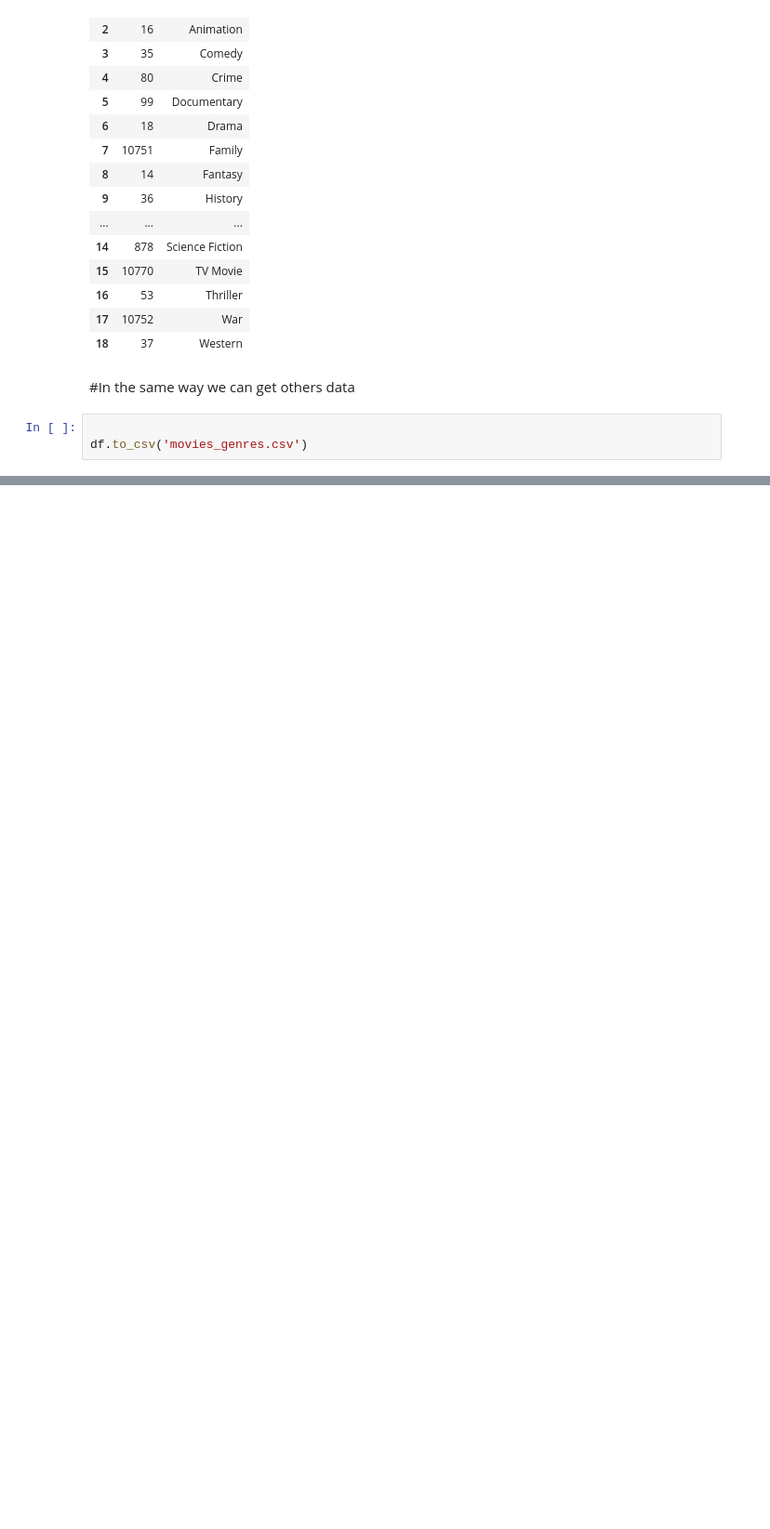
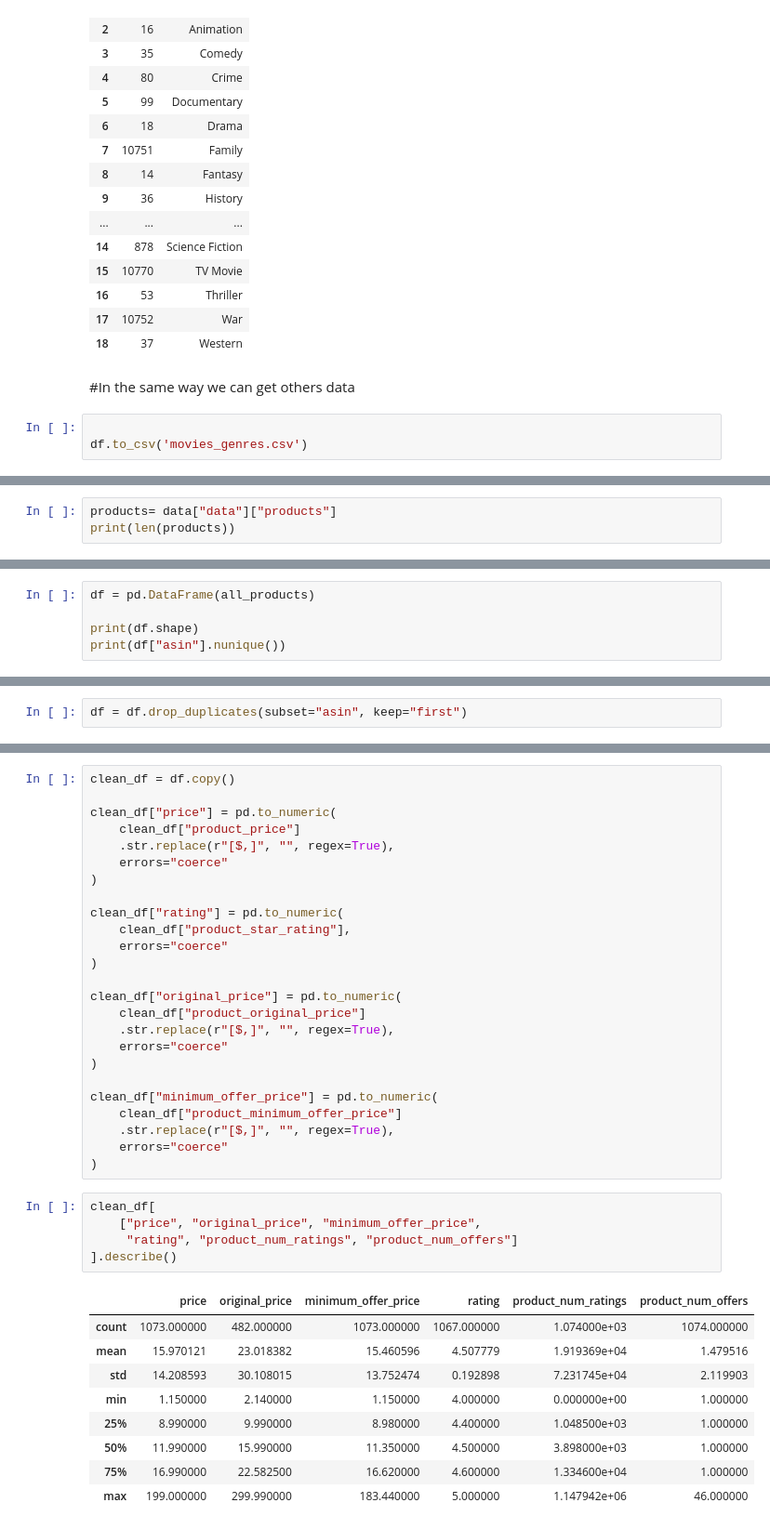
Before and after one commit to dahalaayush000-hue/All_ML, a Jupyter notebook: notebooks/05.Fetching_Data_from_API.ipynb, the cells around one changed output, grey strips where cells are left out. Shown at 93% size. Drawn from its saved outputs; the diff is of its cells as text; blank space fills up the shorter version.

```diff
--- a/notebooks/05.Fetching_Data_from_API.ipynb
+++ b/notebooks/05.Fetching_Data_from_API.ipynb
@@ -70,0 +64,3 @@ df.to_csv('movies_genres.csv')
+# %%
+products= data["data"]["products"]
+print(len(products))
@@ -70,0 +152,5 @@ df.to_csv('movies_genres.csv')
+# %%
+df = pd.DataFrame(all_products)
+
+print(df.shape)
+print(df["asin"].nunique())
@@ -70,0 +160,2 @@ df.to_csv('movies_genres.csv')
+# %%
+df = df.drop_duplicates(subset="asin", keep="first")
@@ -70,0 +361,40 @@ df.to_csv('movies_genres.csv')
+# %%
+clean_df = df.copy()
+
+clean_df["price"] = pd.to_numeric(
+    clean_df["product_price"]
+    .str.replace(r"[$,]", "", regex=True),
+    errors="coerce"
+)
+
+clean_df["rating"] = pd.to_numeric(
+    clean_df["product_star_rating"],
+    errors="coerce"
+)
+
+clean_df["original_price"] = pd.to_numeric(
+    clean_df["product_original_price"]
+    .str.replace(r"[$,]", "", regex=True),
+    errors="coerce"
+)
+
+clean_df["minimum_offer_price"] = pd.to_numeric(
+    clean_df["product_minimum_offer_price"]
+    .str.replace(r"[$,]", "", regex=True),
+    errors="coerce"
+)
+# %%
+clean_df[
+    ["price", "original_price", "minimum_offer_price",
+     "rating", "product_num_ratings", "product_num_offers"]
+].describe()
+# %% [output]
+|  | price | original_price | minimum_offer_price | rating | product_num_ratings | product_num_offers |
+| count | 1073.000000 | 482.000000 | 1073.000000 | 1067.000000 | 1.074000e+03 | 1074.000000 |
+| mean | 15.970121 | 23.018382 | 15.460596 | 4.507779 | 1.919369e+04 | 1.479516 |
+| std | 14.208593 | 30.108015 | 13.752474 | 0.192898 | 7.231745e+04 | 2.119903 |
+| min | 1.150000 | 2.140000 | 1.150000 | 4.000000 | 0.000000e+00 | 1.000000 |
+| 25% | 8.990000 | 9.990000 | 8.980000 | 4.400000 | 1.048500e+03 | 1.000000 |
+| 50% | 11.990000 | 15.990000 | 11.350000 | 4.500000 | 3.898000e+03 | 1.000000 |
+| 75% | 16.990000 | 22.582500 | 16.620000 | 4.600000 | 1.334600e+04 | 1.000000 |
+| max | 199.000000 | 299.990000 | 183.440000 | 5.000000 | 1.147942e+06 | 46.000000 |
```
Also changed, not shown: parts of 34 cells of this notebook, 2 other files.
